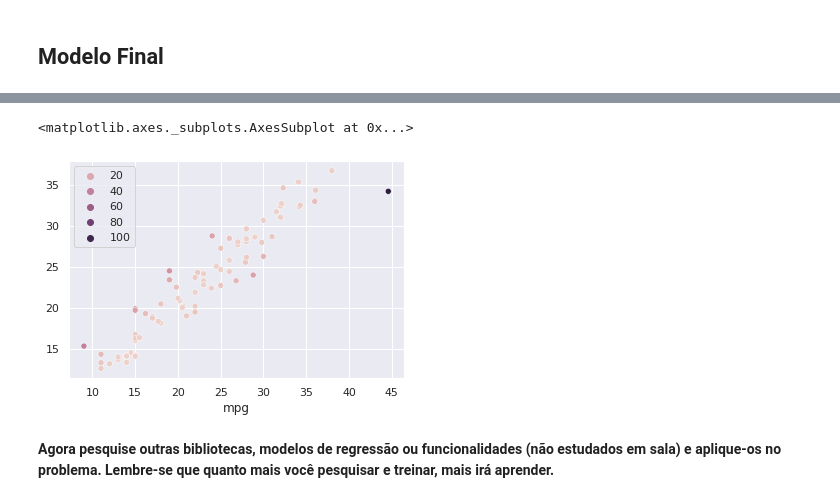
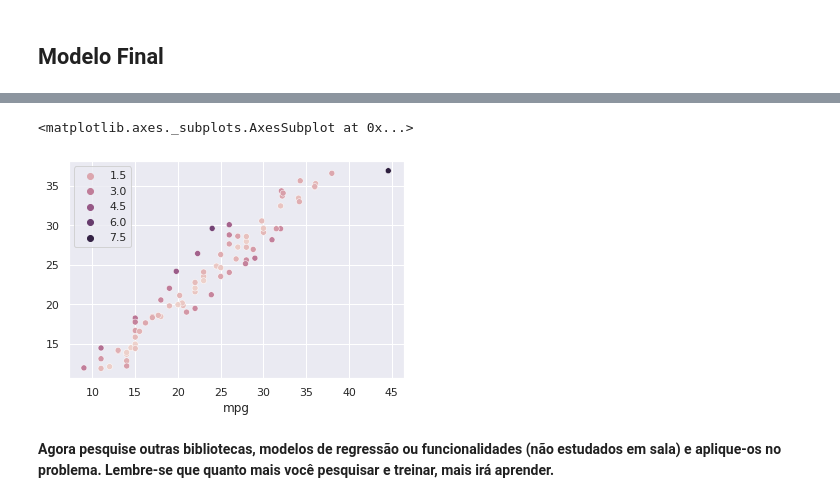
Before and after one commit to itaborai83/ecd221-ML-exercicio-03, a Jupyter notebook: Exercício_3_Problemas_de_Regressão.ipynb, the cells around one changed output, grey strips where cells are left out. Cells and saved outputs as stored; diff of their text form; code cells hidden in the pictures.

```diff
--- a/Exercício_3_Problemas_de_Regressão.ipynb
+++ b/Exercício_3_Problemas_de_Regressão.ipynb
@@ -288,10 +295,5 @@ As variáveis **dsplcmnt**, **hp** e **weight** serão tratadas com uma transfor
 
 A variável **origin** é categórica, nela podemos observar a maior prevalência de carros fabricados nos Estados Unidos(origin=1).
-# %%
-# aplicar transformações logarítmicas
-auto_df["dsplcmnt"] =np.log(auto_df["dsplcmnt"])
-auto_df["hp"] =np.log(auto_df["hp"])
-auto_df["weight"] =np.log(auto_df["weight"])
 # %%
 
 # cria uma cópia do data frame sem a variável car_make (que é categórica)
@@ -395,13 +397,14 @@ None
 # %%
 # configuração do pipeline
 
-# O transformador numérico é utilizado para processamento de todas as variáveis
-# não categóricas. A transformação logarítmica poderia ser realizada aqui
+# Os transformadores numéricos são utilizado spara processamento de todas as variáveis não categóricas.
+numeric_transformer = Pipeline([
+  ("scaler", StandardScaler())
+])
 
-numeric_transformer = Pipeline([
-  # o programa está realizando uma imputação "estratificada" pela variável
-  # origin, por isso o transformador SimpleImputer não está sendo usado no pipeline
-  #("imputer", SimpleImputer(strategy="median")),
+# as variáveis dsplcmnt, hp e weight sofrerão transformação logarítmica
+log_numeric_transformer = Pipeline([
+  ("log", FunctionTransformer(np.log1p, validate=True)),
   ("scaler", StandardScaler())
 ])
 
@@ -419,8 +422,9 @@ categorical_transformer = Pipeline([
 # ele opera em dataframes sem problemas
 column_transformer = ColumnTransformer(
   transformers = [
-      ('num', numeric_transformer, NUMERIC_FEATURES_NO_TARGET),
-      ('cat', categorical_transformer, CATEGORICAL_FEATURES)
+      ("num", numeric_transformer,     NUMERIC_FEATURES_NO_TARGET),
+      ("log", log_numeric_transformer, LOG_NUMERIC_FEATURES_NO_TARGET),
+      ("cat", categorical_transformer, CATEGORICAL_FEATURES)
     ],
     # importante usar passthrough quando nem todos os atributos forem processados
     remainder="passthrough"
@@ -431,13 +435,11 @@ column_transformer = ColumnTransformer(
 # dos hiper parâmetros.
 pipeline = Pipeline([
     # a primeira fase consiste no pré-processamento das variáveis numéricas e categóricas
-    ('preprocessor', column_transformer),
-    # em seguida, o dataset possuirá novas variáveis geradas pelo one hot encoding.
-    # A adição de um scaler abaixo pode ajudar ou não no tunning dos hiper-parâmetros.
-    # Durante a execução da gridsearch, é possível ignorar essa etapa e trocar o scaler
-    ('scaler', StandardScaler()),
+    ("preprocessor", column_transformer),
+    # redução de dimesionalidade
+    ("reduce_dim", PCA()),
     # O algoritmo de regressão e seus parâmetros serão configurados via gridsearch
-    ('regression', SVR())
+    ("regression", SVR())
 ])
 pipeline.fit(x_train_df, y_train_df)
 print(pipeline)
@@ -670,16 +637,15 @@ Mean Squared Error: 6.131811313727556
 # %%
-# gráfico de dispersão onde x=mpg e y=predição de mpg
-# os pontos são coloridos pelo média do erro ao quadrado
-mse = []
+# gráfico de dispersão onde x=mpg e y=predição de mpg os pontos são coloridos pelo erro absoluto
+errors = []
 for y, prediction in zip(y_test, predictions):
-    mse.append( (y-prediction)**2 )
+    errors.append( abs(y-prediction) )
 sns.scatterplot(
     x=y_test,
     y=predictions,
-    hue=mse
+    hue=errors
 )
 # %% [output]
 <matplotlib.axes._subplots.AxesSubplot at 0x...>
-[figure, old version]
+[figure, new version]
 # %% [markdown]
 **Agora pesquise outras bibliotecas, modelos de regressão ou funcionalidades (não estudados em sala) e aplique-os no problema. Lembre-se que quanto mais você pesquisar e treinar, mais irá aprender.**
```
Also changed, not shown: parts of 13 cells of this notebook.
